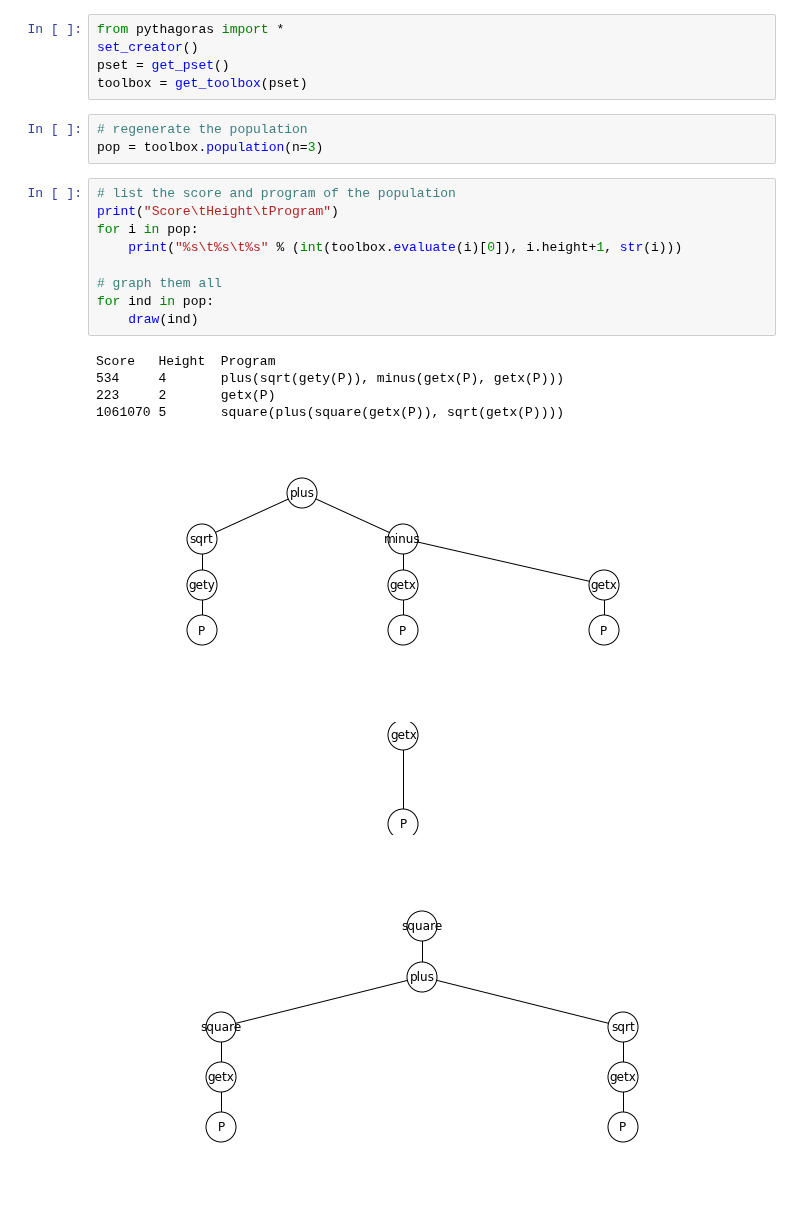
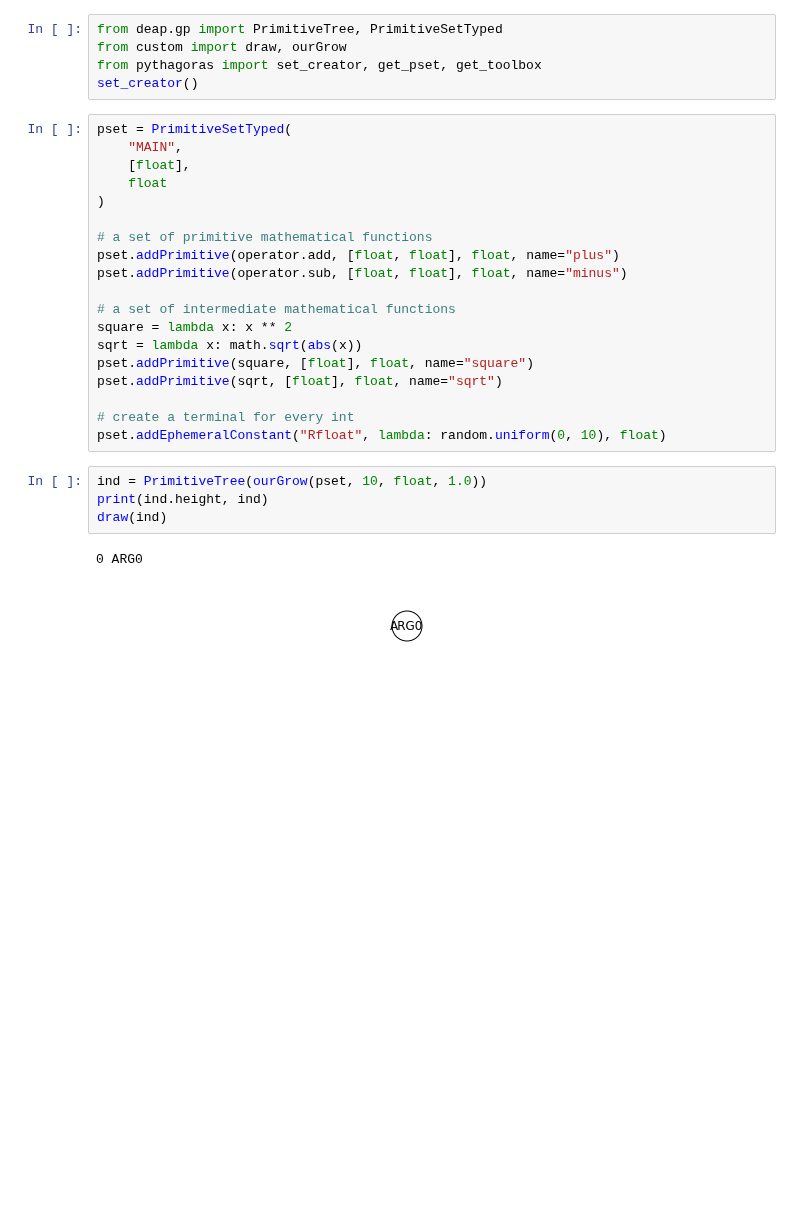
Before and after one commit to 4sp1r3/nigel, a Jupyter notebook: Draw-Trees.ipynb, the cells around one changed output. Drawn from its saved outputs; the diff is of its cells as text; blank space fills up the shorter version.

Commit message:
Leave 'draw-trees' notebook in a state that demonstrates the `ourGrow` function.

```diff
--- a/Draw-Trees.ipynb
+++ b/Draw-Trees.ipynb
@@ -6,25 +7,31 @@ from custom import *
-# %%
-from pythagoras import *
-set_creator()
-pset = get_pset()
-toolbox = get_toolbox(pset)
-# %%
-# regenerate the population
-pop = toolbox.population(n=3)
-# %%
-# list the score and program of the population
-print("Score\tHeight\tProgram")
-for i in pop:
-    print("%s\t%s\t%s" % (int(toolbox.evaluate(i)[0]), i.height+1, str(i)))
-
-# graph them all
-for ind in pop:
-    draw(ind)
-# %% [output]
-Score   Height  Program
-534     4       plus(sqrt(gety(P)), minus(getx(P), getx(P)))
-223     2       getx(P)
-1061070 5       square(plus(square(getx(P)), sqrt(getx(P))))
-[figure, removed]
-[figure, removed]
-[figure, removed]
+# %%
+from deap.gp import PrimitiveTree, PrimitiveSetTyped
+from custom import draw, ourGrow
+from pythagoras import set_creator, get_pset, get_toolbox
+set_creator()
+# %%
+pset = PrimitiveSetTyped(
+    "MAIN",
+    [float],
+    float
+)
+
+# a set of primitive mathematical functions
+pset.addPrimitive(operator.add, [float, float], float, name="plus")
+pset.addPrimitive(operator.sub, [float, float], float, name="minus")
+
+# a set of intermediate mathematical functions
+square = lambda x: x ** 2
+sqrt = lambda x: math.sqrt(abs(x))
+pset.addPrimitive(square, [float], float, name="square")
+pset.addPrimitive(sqrt, [float], float, name="sqrt")
+
+# create a terminal for every int
+pset.addEphemeralConstant("Rfloat", lambda: random.uniform(0, 10), float)
+# %%
+ind = PrimitiveTree(ourGrow(pset, 10, float, 1.0))
+print(ind.height, ind)
+draw(ind)
+# %% [output]
+0 ARG0
+[figure, added]
```
Also changed, not shown: parts of 2 cells of this notebook.
